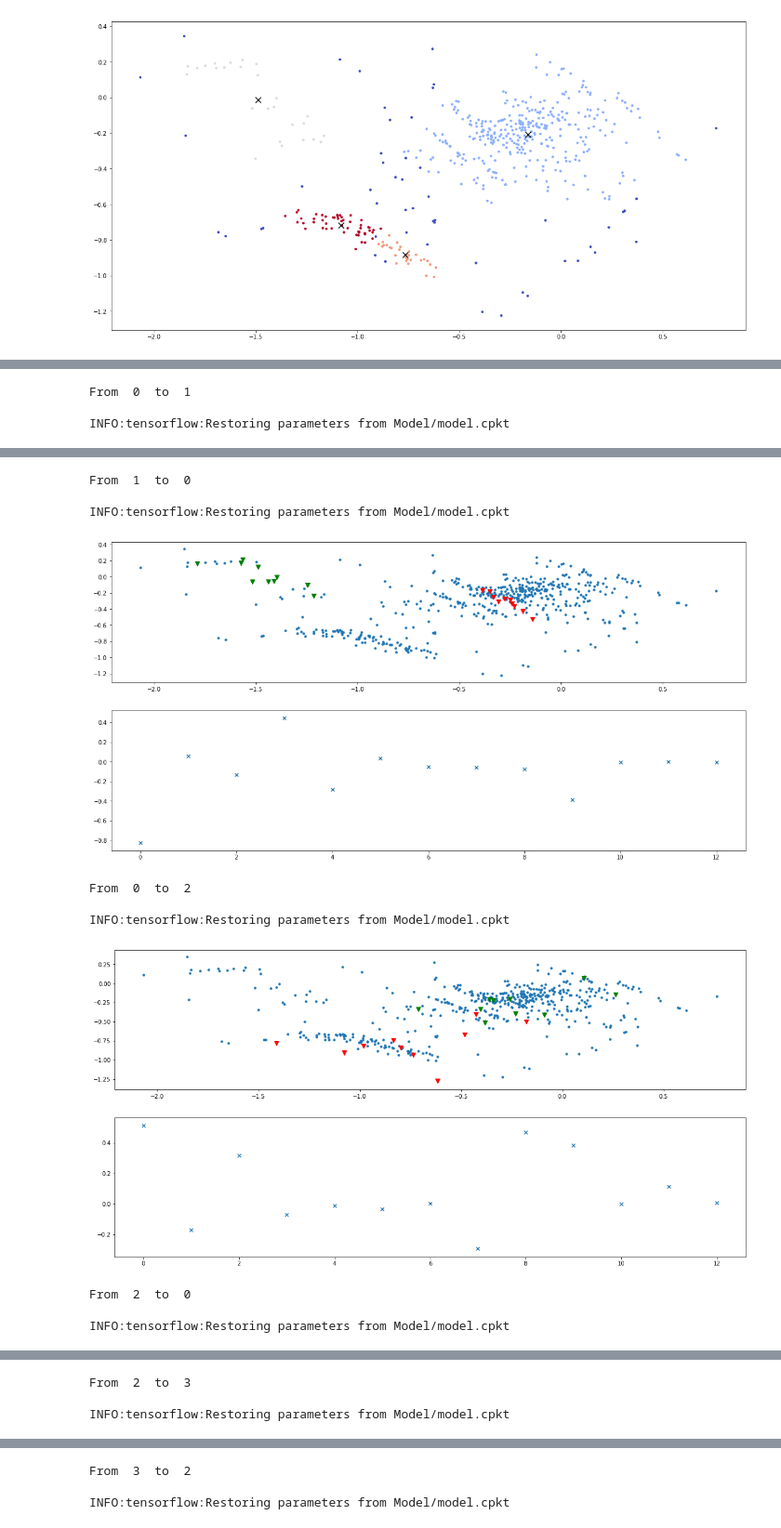
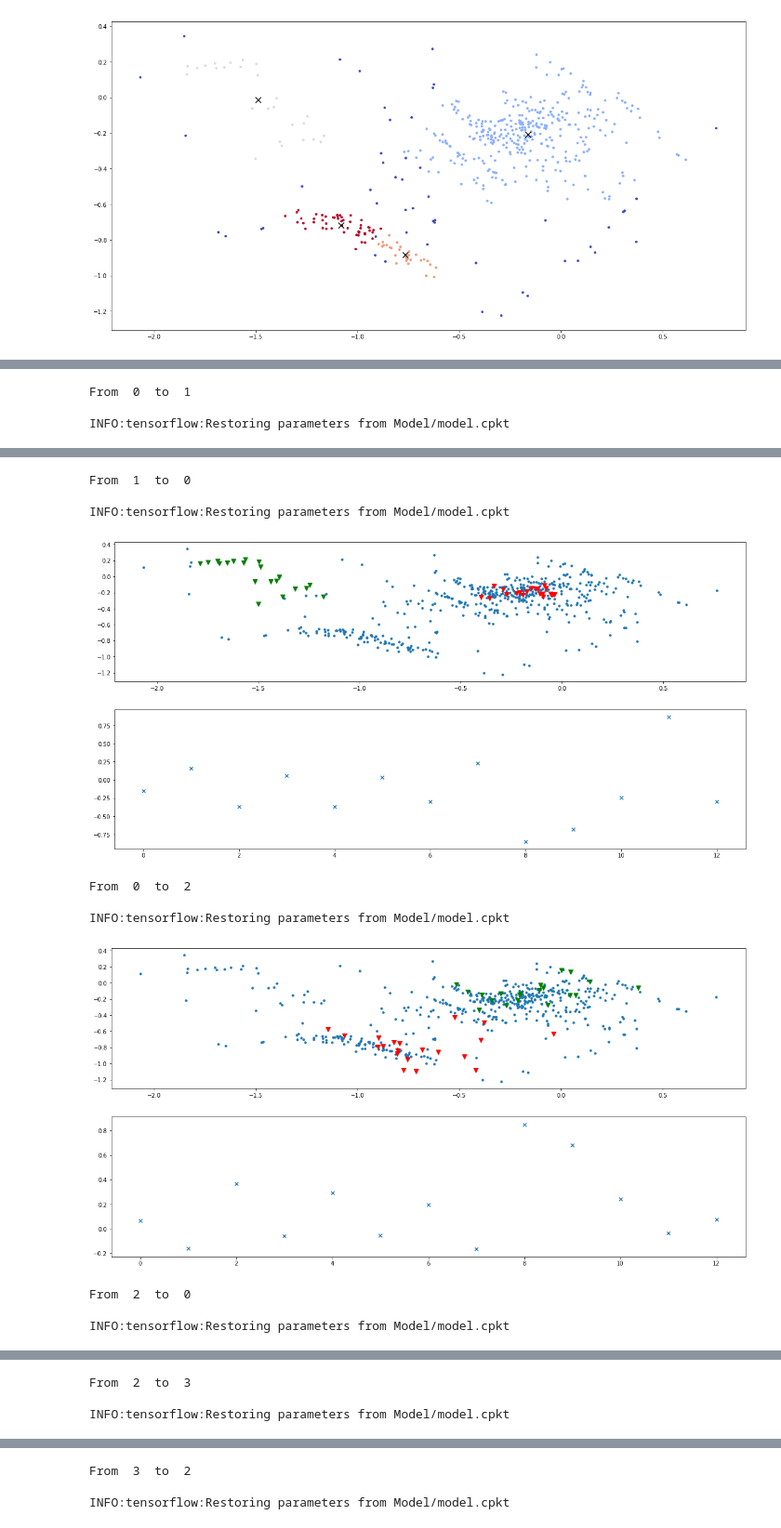
Before and after one commit to GDPlumb/ELDR, a Jupyter notebook: Housing/run_sync.ipynb, the cells around one changed output, grey strips where cells are left out. Shown at 93% size. Drawn from its saved outputs; the diff is of its cells as text; code cells hidden in the pictures.

Commit message:
Made default dispersion 0, switched from zero intiliazation to mean difference initialization, and switched to tuning the regularization strength using the correctness metric

```diff
--- a/Housing/run_sync.ipynb
+++ b/Housing/run_sync.ipynb
@@ -90,14 +91,18 @@ plt.close()
 
 lambda_init = 0.25
 factor = 1.1
-threshold = 0.1
+threshold = 0.8
 
 while True:
     os.system("rm -rf explanation")
-    deltas, score = explain(load_model, x, data_rep, indices, dispersion = 0.0, lambda_global = lambda_init, num_points = 10, learning_rate = 0.01)
-    print(lambda_init, score)
+    deltas = explain(load_model, x, data_rep, indices, dispersion = 0.0, lambda_global = lambda_init, num_points = 20)
 
-    if score > threshold:
+    correctness = eval_correctness(load_model, x, indices, deltas, all_vertices)
+    print(lambda_init, correctness)
+
+    score = (np.sum(correctness) - num_clusters) / (num_clusters * num_clusters - num_clusters)
+    print(score)
+    if score < threshold:
         break
     else:
         lambda_init *= factor
@@ -134,7 +134,7 @@ def myplot(c1, c2):
     else:
         d = -1.0 * deltas[c1 - 1] + deltas[c2 - 1]
 
-    apply(load_model, x, data_rep, indices, c1, np.reshape(d, (1, input_dim)), num_points = 10)
+    apply(load_model, x, data_rep, indices, c1, np.reshape(d, (1, input_dim)), num_points = 20)
 
 myplot(0, 1)
 myplot(1, 0)
@@ -151,11 +151,11 @@ INFO:tensorflow:Restoring parameters from Model/model.cpkt
 From  1  to  0
 
 INFO:tensorflow:Restoring parameters from Model/model.cpkt
-[figure, old version]
+[figure, new version]
 From  0  to  2
 
 INFO:tensorflow:Restoring parameters from Model/model.cpkt
-[figure, old version]
+[figure, new version]
 From  2  to  0
 
 INFO:tensorflow:Restoring parameters from Model/model.cpkt
```
Also changed, not shown: parts of 3 cells of this notebook, 13 other files.
